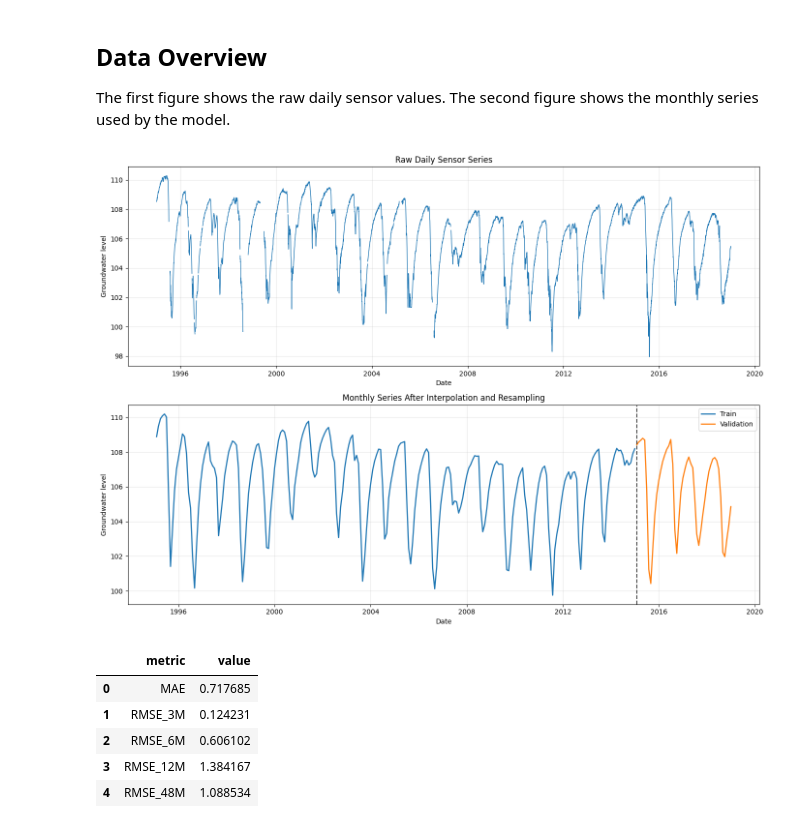
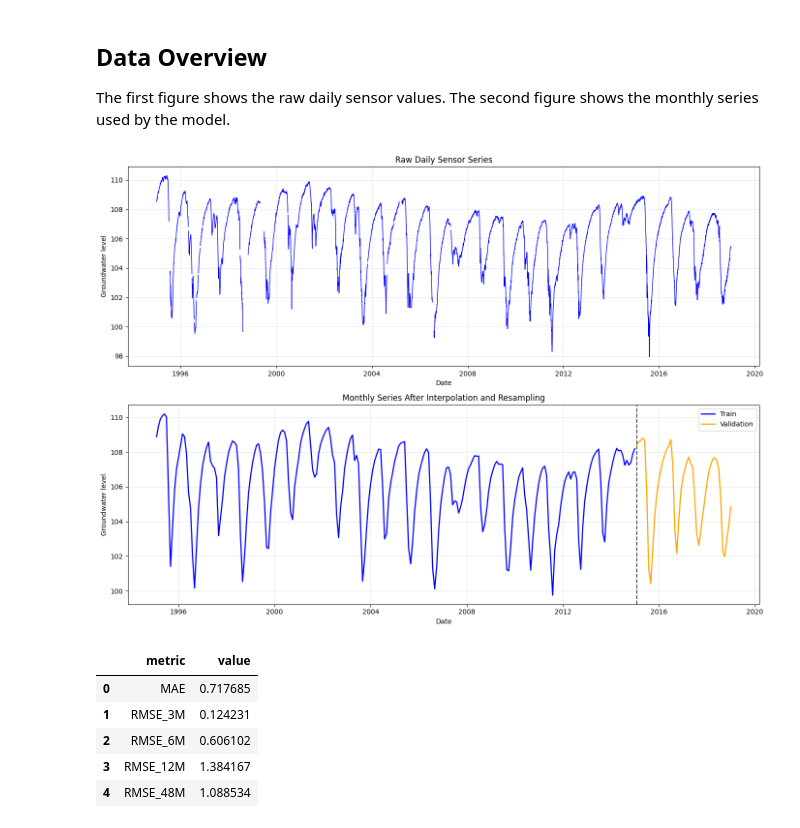
Before and after one commit to KylianLeplant/FinalLab, a Jupyter notebook: final_forecast.ipynb, the cells around one changed output. Saved outputs shown, nothing was run; the diff lists cells and outputs as text; code cells hidden in the pictures.

Commit message:
forecast updates

```diff
--- a/final_forecast.ipynb
+++ b/final_forecast.ipynb
@@ -19,22 +13,34 @@ import pandas as pd
 from sklearn.linear_model import LinearRegression
 from sklearn.metrics import mean_absolute_error, mean_squared_error
 # %%
+# Number of months to use as input for the model
 INPUT_LENGTH = 18
+
+# Number of months to use for validation (the last 4 years of the series)
+# This means that we will train our model on all the data except the last 48 months, and then we will evaluate our model on these 48 months.
 VALID_MONTHS = 48
 
 
 def load_monthly_series(csv_path):
     df = pd.read_csv(csv_path, sep=';', parse_dates=['date'], index_col='date')
-    return df.interpolate(method='time').resample('ME').mean()['target']
+    # Interpolate missing values and resample to monthly frequency, taking the mean of each month
+    target = df['target'].interpolate(method='time')
+    return target.resample('ME').mean()
 
 
 def month_one_hot(date):
+    # Example : for January, the output will be [1.0, 0.0, 0.0, ..., 0.0]
     values = [0.0] * 12
     values[date.month - 1] = 1.0
     return values
 
 
 def make_features(history, next_date, input_length=INPUT_LENGTH):
+    # Features are :
+    # - The last `input_length` values of the series
+    # - The month of the next date (one-hot encoded)
+    # - The mean of the last 3, 6 and 12 values
+    # - The standard deviation of the last 12 values
     values = np.asarray(history, dtype=float)
     features = values[-input_length:].tolist()
     features += month_one_hot(next_date)
@@ -64,6 +70,7 @@ def recursive_forecast(model, history, future_index, input_length=INPUT_LENGTH):
         x = make_features(values, date, input_length).reshape(1, -1)
         pred = float(model.predict(x)[0])
         predictions.append(pred)
+        # Update history with the new prediction for the next iteration : this is what makes it a recursive forecast
         values.append(pred)
     return np.asarray(predictions)
 # %%
@@ -92,24 +99,24 @@ The first figure shows the raw daily sensor values. The second figure shows the
 # %%
 fig, axes = plt.subplots(2, 1, figsize=(14, 10), sharex=False)
 
-axes[0].plot(raw_daily['date'], raw_daily['target'], color='tab:blue', linewidth=1.0)
+axes[0].plot(raw_daily['date'], raw_daily['target'], color='blue', linewidth=1.0)
 axes[0].set_title('Raw Daily Sensor Series')
 axes[0].set_xlabel('Date')
 axes[0].set_ylabel('Groundwater level')
 axes[0].grid(alpha=0.3)
 
-axes[1].plot(train_series.index, train_series.values, color='tab:blue', label='Train', linewidth=1.8)
-axes[1].plot(valid_series.index, valid_series.values, color='tab:orange', label='Validation', linewidth=1.8)
+axes[1].plot(train_series.index, train_series.values, color='blue', label='Train', linewidth=1.8)
+axes[1].plot(valid_series.index, valid_series.values, color='orange', label='Validation', linewidth=1.8)
 axes[1].axvline(valid_series.index[0], color='black', linestyle='--', alpha=0.7)
 axes[1].set_title('Monthly Series After Interpolation and Resampling')
 axes[1].set_xlabel('Date')
 axes[1].set_ylabel('Groundwater level')
 axes[1].legend()
 axes[1].grid(alpha=0.3)
 
 plt.tight_layout()
 plt.show()
 # %% [output]
-[figure, old version]
+[figure, new version]
 # %%
 X_train, y_train = build_training_data(train_series)
```
Also changed, not shown: parts of 7 cells of this notebook.
